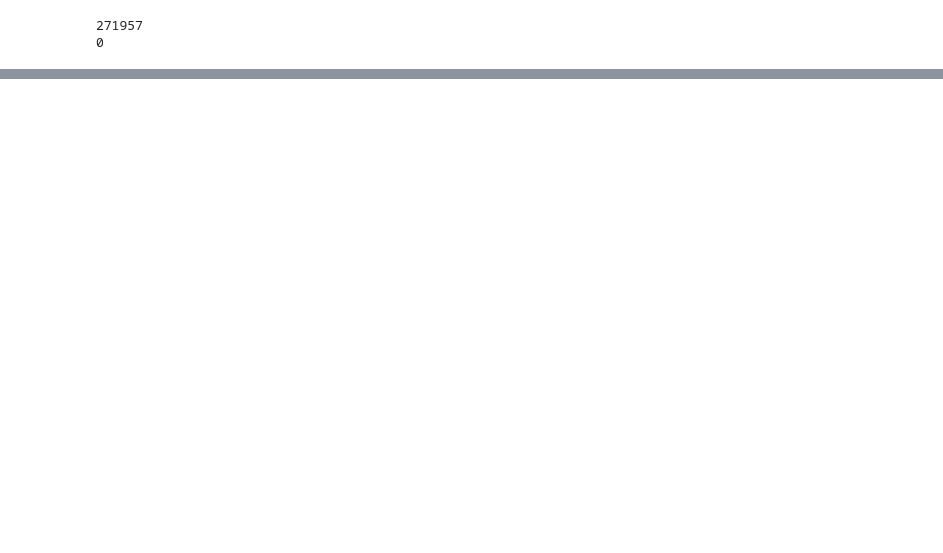
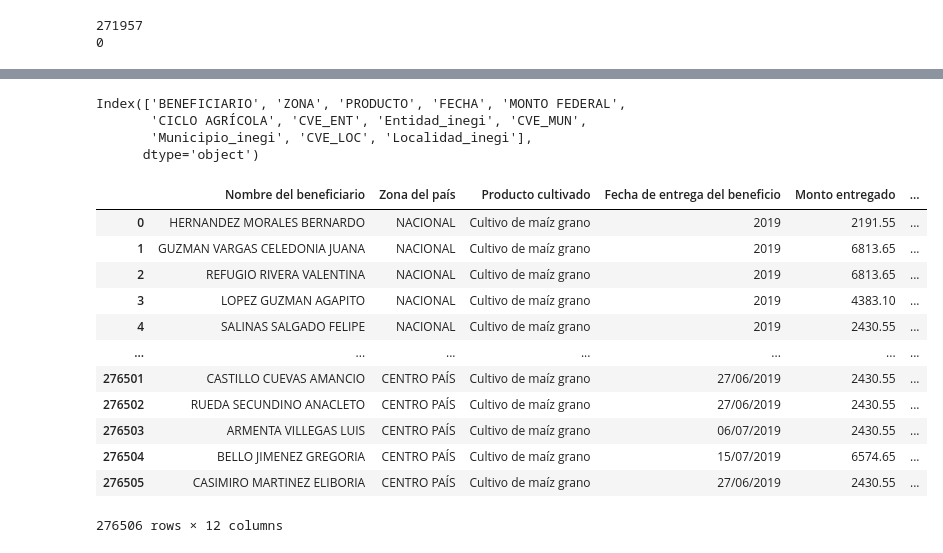
Before and after one commit to DGRIA/SESNA-Fertilizantes, a Jupyter notebook: src/Notebooks/2.3.1 Benef2019_Cleaning_and_merged.ipynb, the cells around one changed output, grey strips where cells are left out. Drawn from its saved outputs; the diff is of its cells as text; code cells hidden in the pictures; blank space fills up the shorter version.

Commit message:
Actualizacion de los notebooks a la última versión + Actualizado el streamlit hasta data_cleaning_and_merge falta el último paso

```diff
--- a/src/Notebooks/2.3.1 Benef2019_Cleaning_and_merged.ipynb
+++ b/src/Notebooks/2.3.1 Benef2019_Cleaning_and_merged.ipynb
@@ -775,0 +787,42 @@ array([nan], dtype=object)
+# %%
+listado_beneficiarios_parte_II_localidades.drop(columns=['ENTIDAD', 'MUNICIPIO', 'LOCALIDAD', 'ENTIDAD_c_benef',
+       'MUNICIPIO_c_benef', 'LOCALIDAD_c_benef', 'KEY_benef_loc_benef',
+       'MUNICIPIO_Clean', 'LOCALIDAD_Clean', 'Municipio-loc-KEY',
+       'KEY_benef_loc_inegi', 'match_score', 'KEY_inegi_localidad',
+       'KEY_inegi_municipio'], inplace=True)
+# %%
+listado_beneficiarios_parte_II_localidades.columns
+# %% [output]
+Index(['BENEFICIARIO', 'ZONA', 'PRODUCTO', 'FECHA', 'MONTO FEDERAL',
+       'CICLO AGRÍCOLA', 'CVE_ENT', 'Entidad_inegi', 'CVE_MUN',
+       'Municipio_inegi', 'CVE_LOC', 'Localidad_inegi'],
+      dtype='object')
+# %%
+listado_beneficiarios_parte_II_localidades.rename(columns={'BENEFICIARIO': 'Nombre del beneficiario',
+                                                           'ZONA': 'Zona del país',
+                                                           'CVE_ENT': 'Clave de entidad',
+                                                            'Entidad_inegi': 'Entidad federativa',
+                                                            'CVE_MUN': 'Clave de municipio',
+                                                            'Municipio_inegi': 'Municipio',
+                                                            'CVE_LOC': 'Clave de localidad',
+                                                            'Localidad_inegi': 'Localidad',
+                                                            'PRODUCTO': 'Producto cultivado',
+                                                            'FECHA': 'Fecha de entrega del beneficio',
+                                                            'MONTO FEDERAL': 'Monto entregado',
+                                                            'CICLO AGRÍCOLA': 'Ciclo agrícola'}, inplace=True)
+# %%
+listado_beneficiarios_parte_II_localidades
+# %% [output]
+|  | Nombre del beneficiario | Zona del país | Producto cultivado | Fecha de entrega del beneficio | Monto entregado | ... |
+| 0 | HERNANDEZ MORALES BERNARDO | NACIONAL | Cultivo de maíz grano | 2019 | 2191.55 | ... |
+| 1 | GUZMAN VARGAS CELEDONIA JUANA | NACIONAL | Cultivo de maíz grano | 2019 | 6813.65 | ... |
+| 2 | REFUGIO RIVERA VALENTINA | NACIONAL | Cultivo de maíz grano | 2019 | 6813.65 | ... |
+| 3 | LOPEZ GUZMAN AGAPITO | NACIONAL | Cultivo de maíz grano | 2019 | 4383.10 | ... |
+| 4 | SALINAS SALGADO FELIPE | NACIONAL | Cultivo de maíz grano | 2019 | 2430.55 | ... |
+| ... | ... | ... | ... | ... | ... | ... |
+| 276501 | CASTILLO CUEVAS AMANCIO | CENTRO PAÍS | Cultivo de maíz grano | 27/06/2019 | 2430.55 | ... |
+| 276502 | RUEDA SECUNDINO ANACLETO | CENTRO PAÍS | Cultivo de maíz grano | 27/06/2019 | 2430.55 | ... |
+| 276503 | ARMENTA VILLEGAS LUIS | CENTRO PAÍS | Cultivo de maíz grano | 06/07/2019 | 2430.55 | ... |
+| 276504 | BELLO JIMENEZ GREGORIA | CENTRO PAÍS | Cultivo de maíz grano | 15/07/2019 | 6574.65 | ... |
+| 276505 | CASIMIRO MARTINEZ ELIBORIA | CENTRO PAÍS | Cultivo de maíz grano | 27/06/2019 | 2430.55 | ... |
+276506 rows × 12 columns
```
Also changed, not shown: parts of 12 cells of this notebook, 8 other files.
